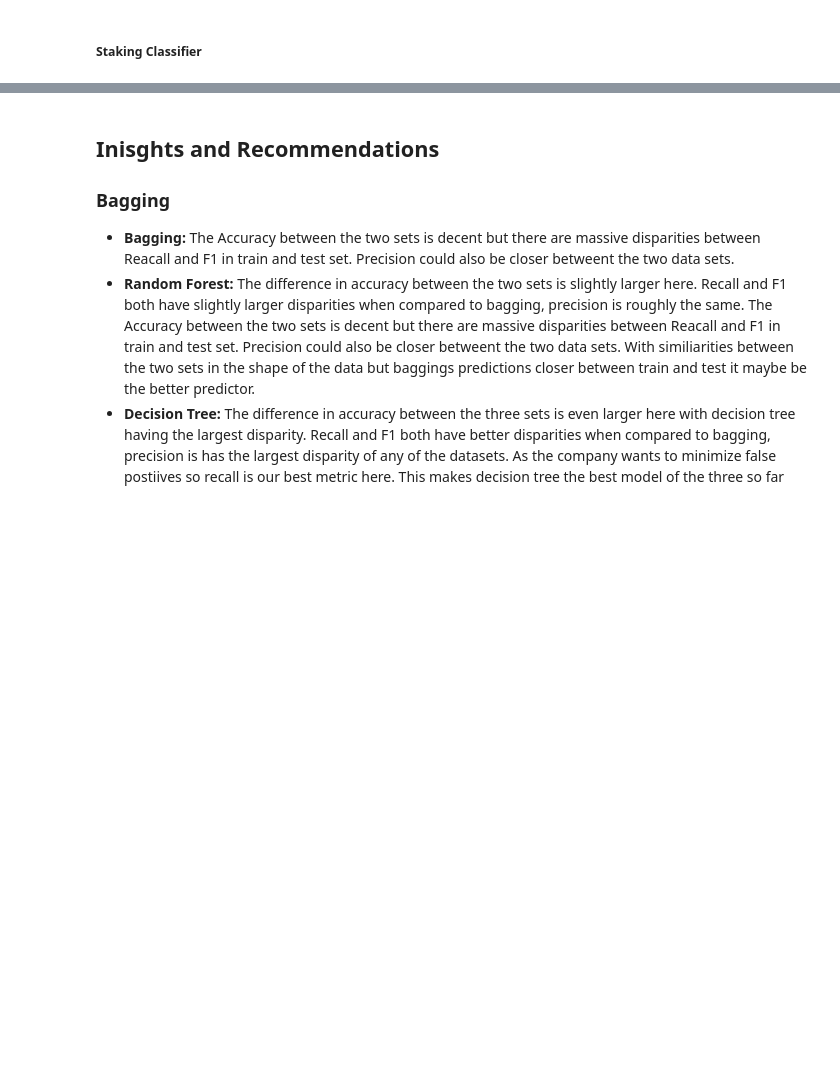
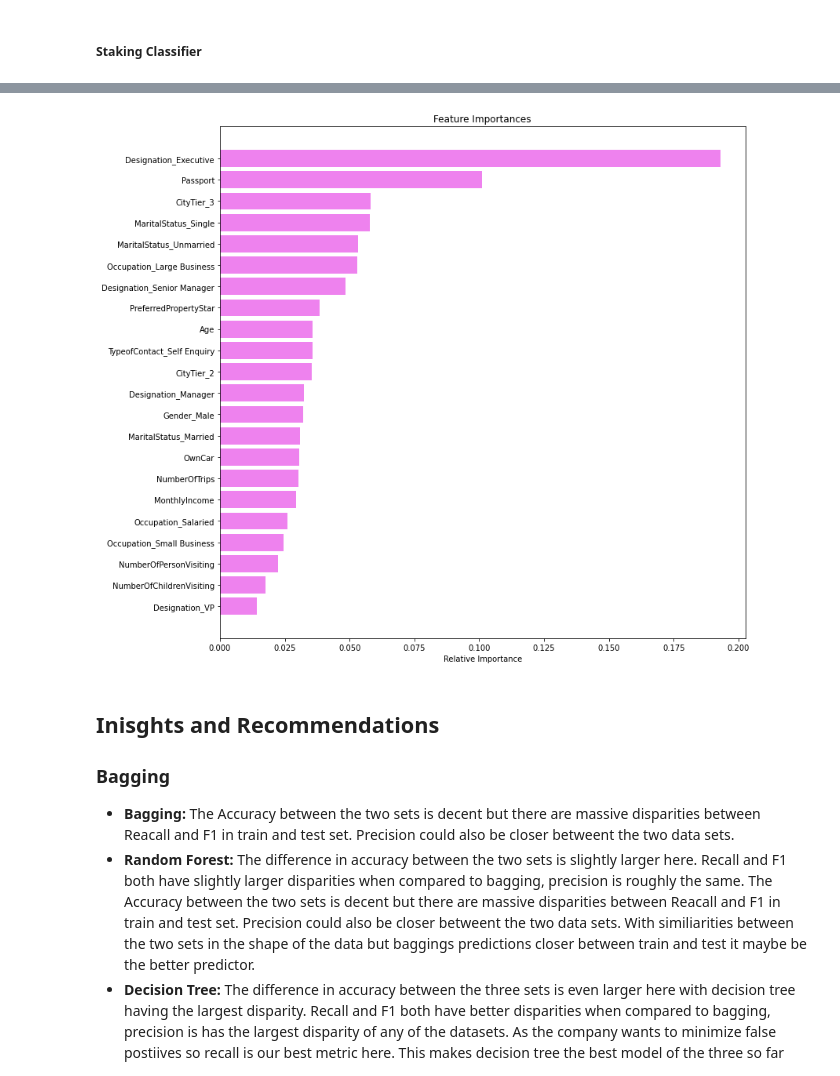
Before and after one commit to jarato123/AI-Class, a Jupyter notebook: Ensemble Techniques/ET Final Project/ET Final Project.ipynb, the cells around one changed output, grey strips where cells are left out. Saved outputs shown, nothing was run; the diff lists cells and outputs as text; code cells hidden in the pictures; blank space fills up the shorter version.

```diff
--- a/Ensemble Techniques/ET Final Project/ET Final Project.ipynb
+++ b/Ensemble Techniques/ET Final Project/ET Final Project.ipynb
@@ -1290,16 +1340,18 @@ compare_all.head(30)
 # %%
 # Feature Importance
 
 feature_names = X_train.columns
-importances = xg_tuned.feature_importances_
+importances = xg.feature_importances_
 indices = np.argsort(importances)
 
 plt.figure(figsize=(12,12))
 plt.title('Feature Importances')
 plt.barh(range(len(indices)), importances[indices], color='violet', align='center')
 plt.yticks(range(len(indices)), [feature_names[i] for i in indices])
 plt.xlabel('Relative Importance')
 plt.show()
+# %% [output]
+[figure, added]
 # %% [markdown]
 ## Inisghts and Recommendations
 ### Bagging
```
Also changed, not shown: parts of 6 cells of this notebook.
